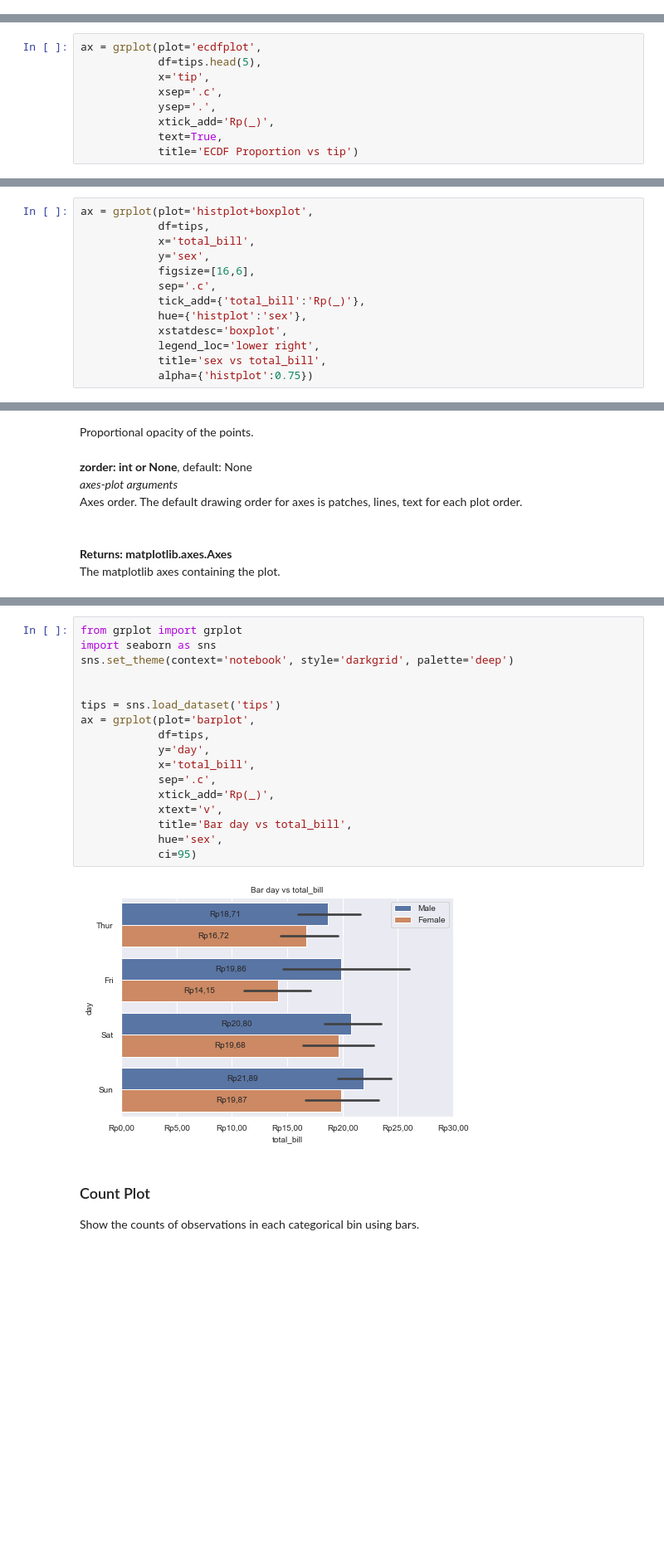
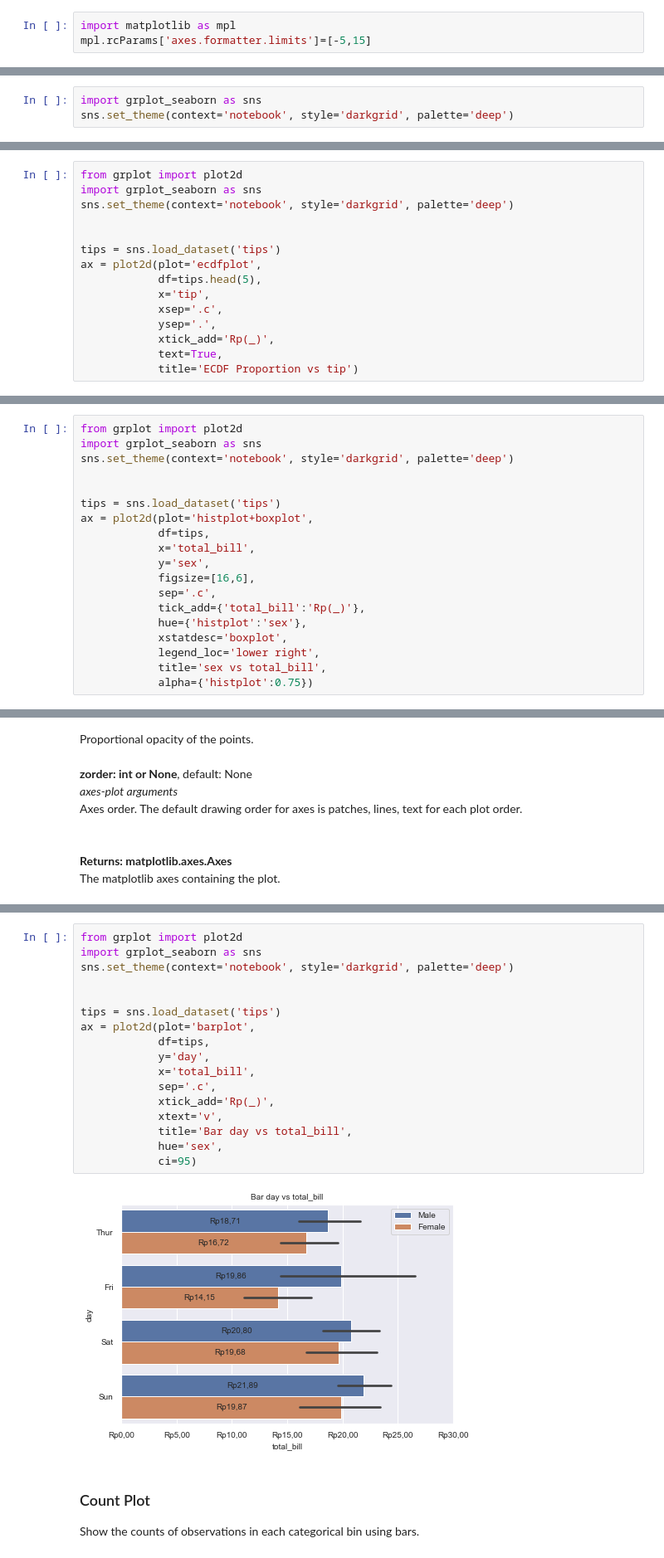
Before and after one commit to ghiffaryr/grplot, a Jupyter notebook: doc/Notebook Documentation.ipynb, the cells around one changed output, grey strips where cells are left out. Shown at 83% size. Saved outputs shown, nothing was run; the diff lists cells and outputs as text; blank space fills up the shorter version.

```diff
--- a/doc/Notebook Documentation.ipynb
+++ b/doc/Notebook Documentation.ipynb
@@ -71,0 +84,3 @@ grplot(plot, df, x=None, y=None, Nx=None, Ny=None, figsize=[8, 6], pad=6, hpad=N
+# %%
+import matplotlib as mpl
+mpl.rcParams['axes.formatter.limits']=[-5,15]
@@ -71,0 +91,3 @@ grplot(plot, df, x=None, y=None, Nx=None, Ny=None, figsize=[8, 6], pad=6, hpad=N
+# %%
+import grplot_seaborn as sns
+sns.set_theme(context='notebook', style='darkgrid', palette='deep')
@@ -2676,7 +2704,13 @@ Axes order. The default drawing order for axes is patches, lines, text for each
 <b>Returns: matplotlib.axes.Axes</b>
 <br>The matplotlib axes containing the plot.
 # %%
-ax = grplot(plot='ecdfplot',
+from grplot import plot2d
+import grplot_seaborn as sns
+sns.set_theme(context='notebook', style='darkgrid', palette='deep')
+
+
+tips = sns.load_dataset('tips')
+ax = plot2d(plot='ecdfplot',
             df=tips.head(5),
             x='tip',
             xsep='.c',
@@ -5162,7 +5196,13 @@ ax = grplot(plot='boxplot',
 # %% [output]
 [figure]
 # %%
-ax = grplot(plot='histplot+boxplot',
+from grplot import plot2d
+import grplot_seaborn as sns
+sns.set_theme(context='notebook', style='darkgrid', palette='deep')
+
+
+tips = sns.load_dataset('tips')
+ax = plot2d(plot='histplot+boxplot',
             df=tips,
             x='total_bill',
             y='sex',
@@ -7041,24 +7081,24 @@ ax = grplot(plot='barplot',
 # %% [output]
 [figure]
 # %%
-from grplot import grplot
-import seaborn as sns
+from grplot import plot2d
+import grplot_seaborn as sns
 sns.set_theme(context='notebook', style='darkgrid', palette='deep')
 
 
 tips = sns.load_dataset('tips')
-ax = grplot(plot='barplot',
+ax = plot2d(plot='barplot',
             df=tips,
             y='day',
             x='total_bill',
             sep='.c',
             xtick_add='Rp(_)',
             xtext='v',
             title='Bar day vs total_bill',
             hue='sex',
             ci=95)
 # %% [output]
-[figure, old version]
+[figure, new version]
 # %% [markdown]
 ### Count Plot
 Show the counts of observations in each categorical bin using bars.
```
Also changed, not shown: parts of 49 cells of this notebook, 53 other files.
